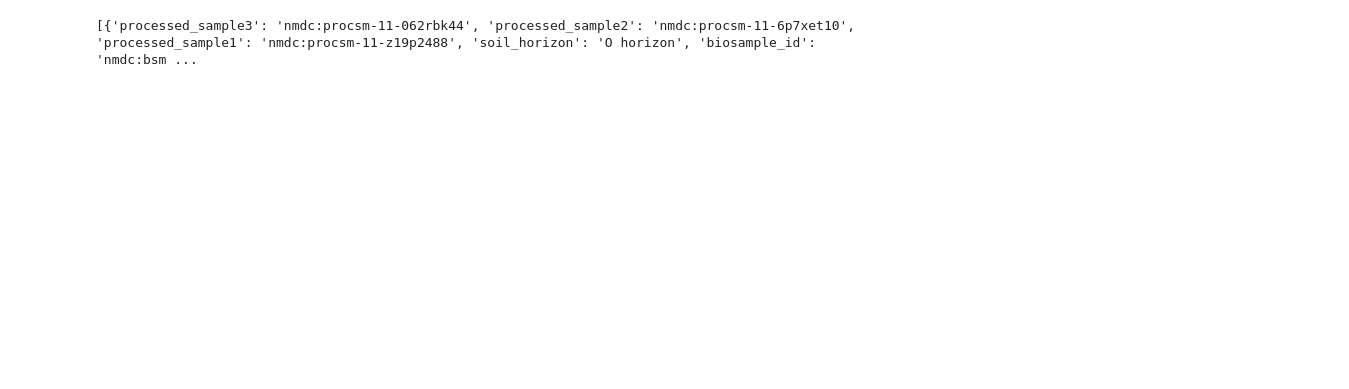
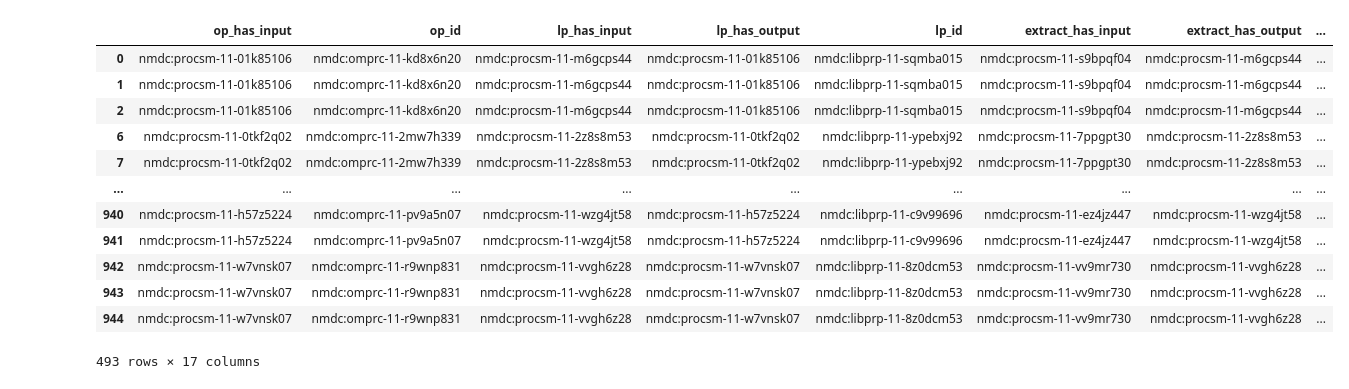
Before and after one commit to microbiomedata/nmdc_notebooks, a Jupyter notebook: taxonomic_dist_by_soil_layer/python/taxonomic_dist_soil_layer.ipynb, the cells around one changed output. Cells and saved outputs as stored; diff of their text form; code cells hidden in the pictures; blank space fills up the shorter version.

```diff
--- a/taxonomic_dist_by_soil_layer/python/taxonomic_dist_soil_layer.ipynb
+++ b/taxonomic_dist_by_soil_layer/python/taxonomic_dist_soil_layer.ipynb
@@ -215,5 +448,4 @@ print(library_prep_set[:4])
 # %%
-# Merge library preparation with merged_list on "processed_sample2" and "lp_has_input"
-merged_list = merge_items(merged_list, library_prep_set, "processed_sample2", "lp_has_input")
-print(merged_list[:1])
+merged_df5 = merge_items(lp_df, merged_df4, "lp_has_input", "processed_sample2", True, True, "lp_has_output")
+merged_df5
 # %% [output]
@@ -221,12 +469,11 @@ print(merged_list[:1])
 # %%
-# Get process_set3 results from "lp_has_output"
-# Use the library_prep_set results and identifier "lp_has_output" to query the processed_sample_set collection matching the
-# "id" field. We return only the "id" field
 process_set3 = get_id_results(library_prep_set, "lp_has_output", "processed_sample_set", "id", "id")
 
 # clarify keys
 for samp in process_set3:
     samp["processed_sample3"] = samp.pop("id")
 
-print(process_set3[:4])
+# convert to data frame
+ps3_df = convert_df(process_set3)
+ps3_df
 # %% [output]
@@ -234,5 +497,4 @@ print(process_set3[:4])
 # %%
-# Merge proces_set3 results with merged_list on "lp_has_output" with "processed_sample3" Takes 7+ minutes??
-merged_list = merge_items(process_set3, merged_list, "processed_sample3", "lp_has_output")
-print(merged_list[:1])
+merged_df6 = merge_items(merged_df5, ps3_df, "lp_has_output", "processed_sample3", False, False)
+merged_df6
 # %% [output]
@@ -240,7 +518,4 @@ print(merged_list[:1])
 # %%
-# Get omics_processing results from "processed_sample3"
-# Use the process_set3 results identifier "processed_sample3" to query the omics_processing_set collection matching the
-# "has_input" field. Return "has_input" and "id"
 omics_process_set = get_id_results(process_set3, "processed_sample3", "omics_processing_set", "has_input", "has_input,id")
 
 # clarify keys
@@ -248,5 +523,7 @@ for op in omics_process_set:
     op["op_has_input"] = op.pop("has_input")
     op["op_id"] = op.pop("id")
 
-print(omics_process_set[:4])
+# convert to data frame
+op_df = convert_df(omics_process_set)
+op_df
 # %% [output]
@@ -254,6 +547,17 @@ print(omics_process_set[:4])
 # %%
-# Merge omics_process_set with merged_list on processed "processed_sample3"
-merged_list = merge_items(merged_list, omics_process_set, "processed_sample3", "op_has_input")
-print(merged_list[:2])
+merged_df7 = merge_items(op_df, merged_df6, "op_has_input", "processed_sample3", True, False, "op_id")
+merged_df7
 # %% [output]
+|  | op_has_input | op_id | lp_has_input | lp_has_output | lp_id | extract_has_input | extract_has_output | ... |
+| 0 | nmdc:procsm-11-01k85106 | nmdc:omprc-11-kd8x6n20 | nmdc:procsm-11-m6gcps44 | nmdc:procsm-11-01k85106 | nmdc:libprp-11-sqmba015 | nmdc:procsm-11-s9bpqf04 | nmdc:procsm-11-m6gcps44 | ... |
+| 1 | nmdc:procsm-11-01k85106 | nmdc:omprc-11-kd8x6n20 | nmdc:procsm-11-m6gcps44 | nmdc:procsm-11-01k85106 | nmdc:libprp-11-sqmba015 | nmdc:procsm-11-s9bpqf04 | nmdc:procsm-11-m6gcps44 | ... |
+| 2 | nmdc:procsm-11-01k85106 | nmdc:omprc-11-kd8x6n20 | nmdc:procsm-11-m6gcps44 | nmdc:procsm-11-01k85106 | nmdc:libprp-11-sqmba015 | nmdc:procsm-11-s9bpqf04 | nmdc:procsm-11-m6gcps44 | ... |
+| 6 | nmdc:procsm-11-0tkf2q02 | nmdc:omprc-11-2mw7h339 | nmdc:procsm-11-2z8s8m53 | nmdc:procsm-11-0tkf2q02 | nmdc:libprp-11-ypebxj92 | nmdc:procsm-11-7ppgpt30 | nmdc:procsm-11-2z8s8m53 | ... |
+| 7 | nmdc:procsm-11-0tkf2q02 | nmdc:omprc-11-2mw7h339 | nmdc:procsm-11-2z8s8m53 | nmdc:procsm-11-0tkf2q02 | nmdc:libprp-11-ypebxj92 | nmdc:procsm-11-7ppgpt30 | nmdc:procsm-11-2z8s8m53 | ... |
+| ... | ... | ... | ... | ... | ... | ... | ... | ... |
+| 940 | nmdc:procsm-11-h57z5224 | nmdc:omprc-11-pv9a5n07 | nmdc:procsm-11-wzg4jt58 | nmdc:procsm-11-h57z5224 | nmdc:libprp-11-c9v99696 | nmdc:procsm-11-ez4jz447 | nmdc:procsm-11-wzg4jt58 | ... |
+| 941 | nmdc:procsm-11-h57z5224 | nmdc:omprc-11-pv9a5n07 | nmdc:procsm-11-wzg4jt58 | nmdc:procsm-11-h57z5224 | nmdc:libprp-11-c9v99696 | nmdc:procsm-11-ez4jz447 | nmdc:procsm-11-wzg4jt58 | ... |
+| 942 | nmdc:procsm-11-w7vnsk07 | nmdc:omprc-11-r9wnp831 | nmdc:procsm-11-vvgh6z28 | nmdc:procsm-11-w7vnsk07 | nmdc:libprp-11-8z0dcm53 | nmdc:procsm-11-vv9mr730 | nmdc:procsm-11-vvgh6z28 | ... |
+| 943 | nmdc:procsm-11-w7vnsk07 | nmdc:omprc-11-r9wnp831 | nmdc:procsm-11-vvgh6z28 | nmdc:procsm-11-w7vnsk07 | nmdc:libprp-11-8z0dcm53 | nmdc:procsm-11-vv9mr730 | nmdc:procsm-11-vvgh6z28 | ... |
+| 944 | nmdc:procsm-11-w7vnsk07 | nmdc:omprc-11-r9wnp831 | nmdc:procsm-11-vvgh6z28 | nmdc:procsm-11-w7vnsk07 | nmdc:libprp-11-8z0dcm53 | nmdc:procsm-11-vv9mr730 | nmdc:procsm-11-vvgh6z28 | ... |
-[{'processed_sample3': 'nmdc:procsm-11-062rbk44', 'processed_sample2': 'nmdc:procsm-11-6p7xet10', 'processed_sample1': 'nmdc:procsm-11-z19p2488', 'soil_horizon': 'O horizon', 'biosample_id': 'nmdc:bsm ...
+493 rows × 17 columns
```
Also changed, not shown: parts of 72 cells of this notebook, 1 other file.
